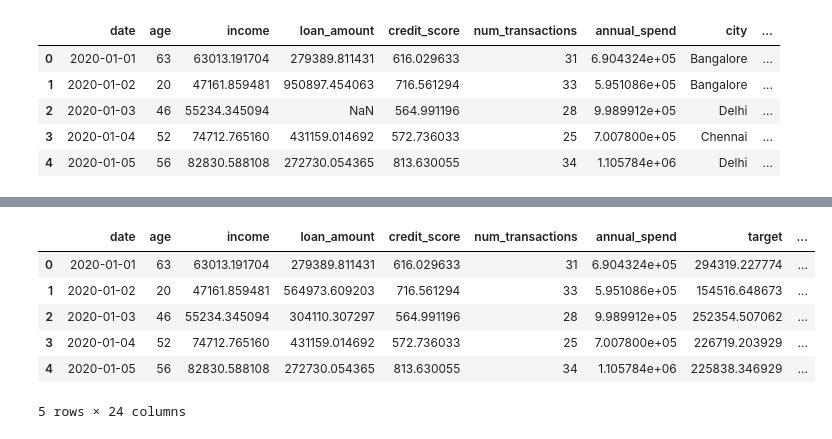
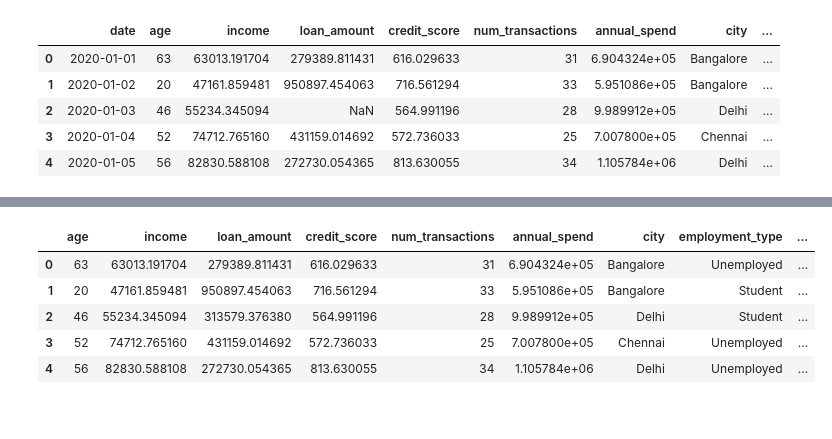
Before and after one commit to Hasini848/loan_prediction_app, a Jupyter notebook: Task-1.ipynb, the cells around one changed output, grey strips where cells are left out. Saved outputs shown, nothing was run; the diff lists cells and outputs as text; code cells hidden in the pictures.

```diff
--- a/Task-1.ipynb
+++ b/Task-1.ipynb
@@ -83,13 +60,0 @@ dtype: int64
-# %%
-df['date'] = pd.to_datetime(df['date'])
-
-# create new columns
-df['day'] = df['date'].dt.day
-df['month'] = df['date'].dt.month
-df['year'] = df['date'].dt.year
-# %%
-# handled  missing value with median value
-df["income"].fillna(df["income"].median(), inplace=True)
-df["credit_score"].fillna(df["credit_score"].median(), inplace=True)
-df["loan_amount"].fillna(df["loan_amount"].median(), inplace=True)
-df["annual_spend"].fillna(df["annual_spend"].median(), inplace=True)
@@ -192,0 +61,3 @@ encoded_df
+# %%
+df.fillna(df.mean(numeric_only=True), inplace=True)
+df.isnull().sum()
@@ -193,12 +77,10 @@ encoded_df
 # %%
-df=pd.concat([df.drop(columns=cat),encoded_df],axis=1)
+df = df.drop("date", axis=1)
+df.head()
+# %% [output]
+|  | age | income | loan_amount | credit_score | num_transactions | annual_spend | city | employment_type | ... |
+| 0 | 63 | 63013.191704 | 279389.811431 | 616.029633 | 31 | 6.904324e+05 | Bangalore | Unemployed | ... |
+| 1 | 20 | 47161.859481 | 950897.454063 | 716.561294 | 33 | 5.951086e+05 | Bangalore | Student | ... |
+| 2 | 46 | 55234.345094 | 313579.376380 | 564.991196 | 28 | 9.989912e+05 | Delhi | Student | ... |
+| 3 | 52 | 74712.765160 | 431159.014692 | 572.736033 | 25 | 7.007800e+05 | Chennai | Unemployed | ... |
+| 4 | 56 | 82830.588108 | 272730.054365 | 813.630055 | 34 | 1.105784e+06 | Delhi | Unemployed | ... |
-# %%
-df.head()
-# %% [output]
-|  | date | age | income | loan_amount | credit_score | num_transactions | annual_spend | target | ... |
-| 0 | 2020-01-01 | 63 | 63013.191704 | 279389.811431 | 616.029633 | 31 | 6.904324e+05 | 294319.227774 | ... |
-| 1 | 2020-01-02 | 20 | 47161.859481 | 564973.609203 | 716.561294 | 33 | 5.951086e+05 | 154516.648673 | ... |
-| 2 | 2020-01-03 | 46 | 55234.345094 | 304110.307297 | 564.991196 | 28 | 9.989912e+05 | 252354.507062 | ... |
-| 3 | 2020-01-04 | 52 | 74712.765160 | 431159.014692 | 572.736033 | 25 | 7.007800e+05 | 226719.203929 | ... |
-| 4 | 2020-01-05 | 56 | 82830.588108 | 272730.054365 | 813.630055 | 34 | 1.105784e+06 | 225838.346929 | ... |
-5 rows × 24 columns
```
Also changed, not shown: parts of 39 cells of this notebook, 8 other files.
